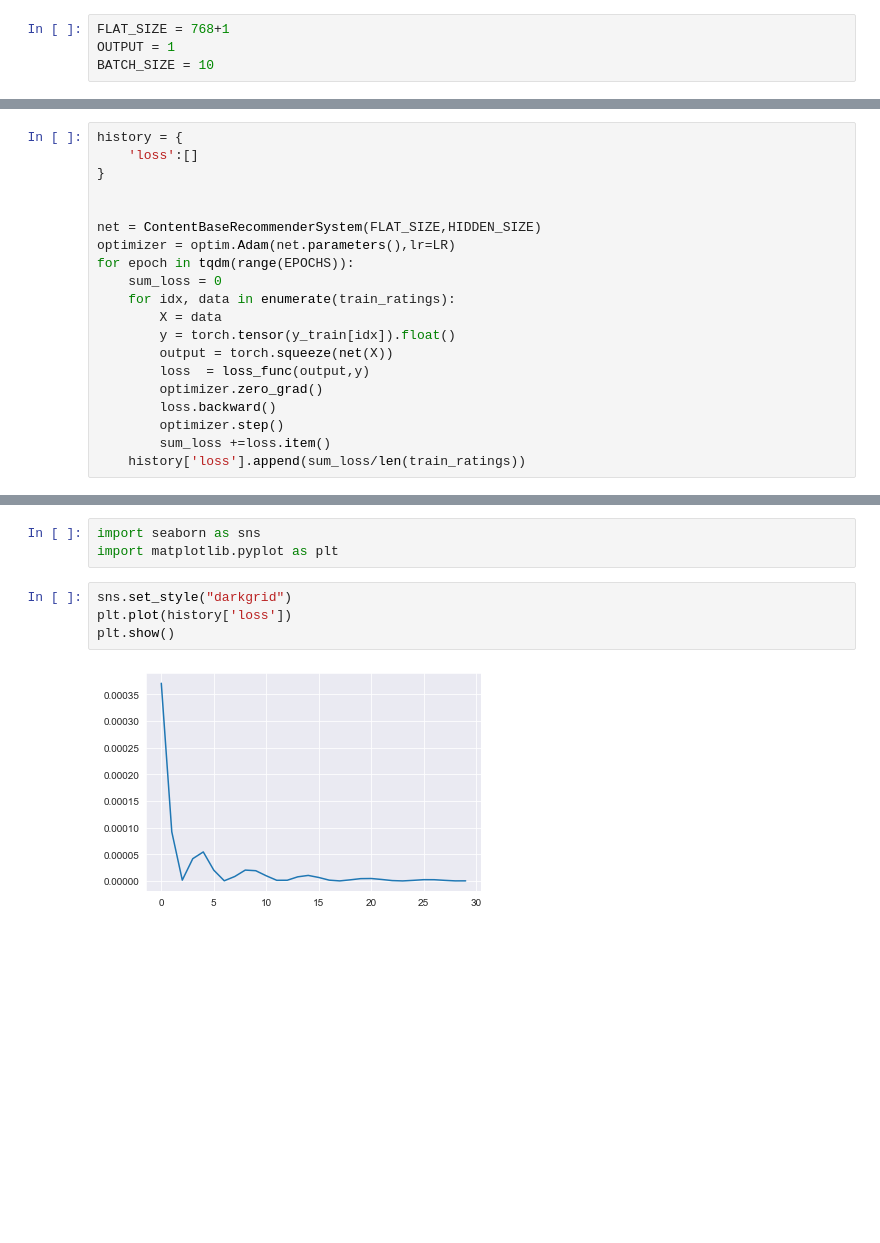
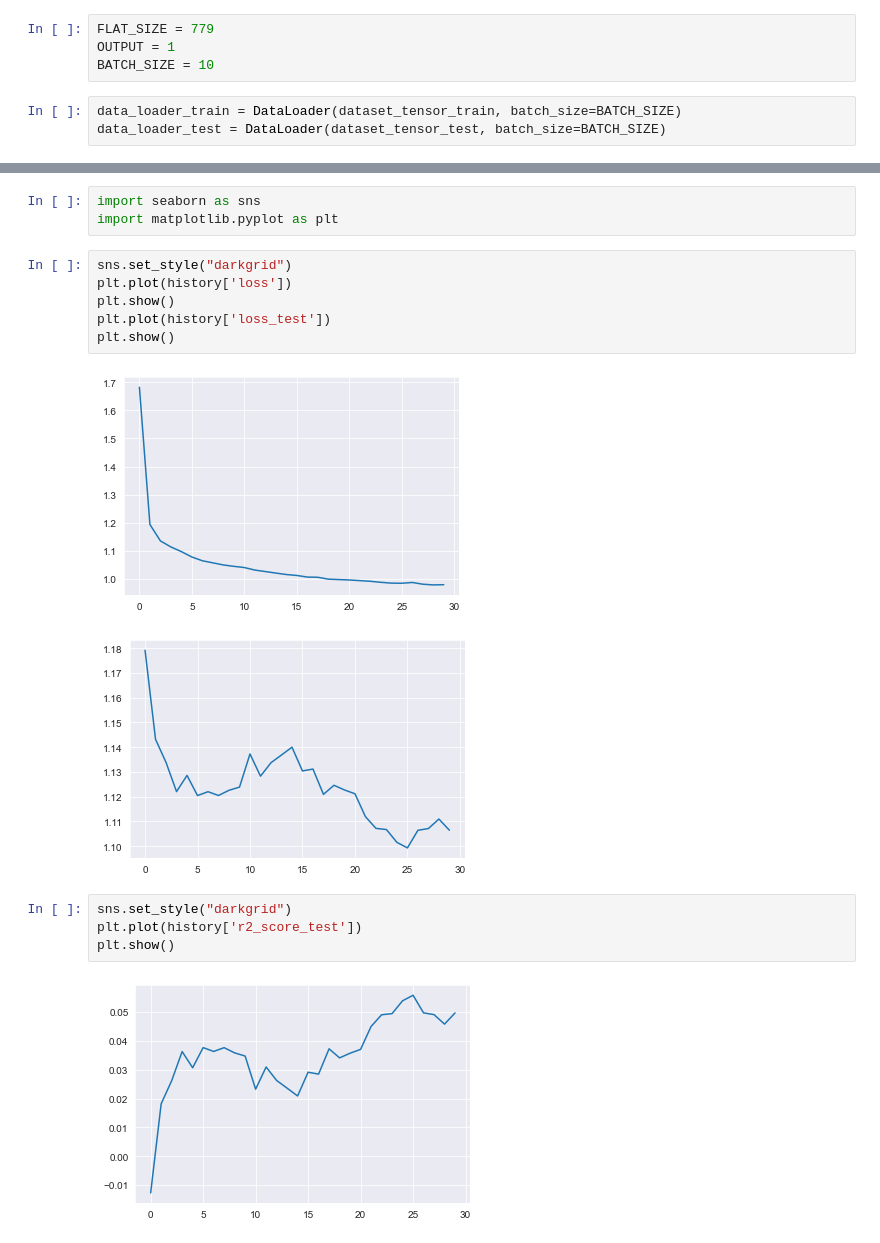
Before and after one commit to Stashq/PiSR1, a Jupyter notebook: notebooks/model-content-base.ipynb, the cells around one changed output, grey strips where cells are left out. Drawn from its saved outputs; the diff is of its cells as text; blank space fills up the shorter version.

```diff
--- a/notebooks/model-content-base.ipynb
+++ b/notebooks/model-content-base.ipynb
@@ -32,7 +108,10 @@ for data in dataset:
 # %%
-FLAT_SIZE = 768+1
+FLAT_SIZE = 779
 OUTPUT = 1
 BATCH_SIZE = 10
+# %%
+data_loader_train = DataLoader(dataset_tensor_train, batch_size=BATCH_SIZE)
+data_loader_test = DataLoader(dataset_tensor_test, batch_size=BATCH_SIZE)
 # %%
 class ContentBaseRecommenderSystem(nn.Module):
 
@@ -111,20 +190,0 @@ import torch.optim as optim
-# %%
-history = {
-    'loss':[]
-}
-
-
-net = ContentBaseRecommenderSystem(FLAT_SIZE,HIDDEN_SIZE)
-optimizer = optim.Adam(net.parameters(),lr=LR)
-for epoch in tqdm(range(EPOCHS)):
-    sum_loss = 0
-    for idx, data in enumerate(train_ratings):
-        X = data
-        y = torch.tensor(y_train[idx]).float()
-        output = torch.squeeze(net(X))
-        loss  = loss_func(output,y)
-        optimizer.zero_grad()
-        loss.backward()
-        optimizer.step()
-        sum_loss +=loss.item()
-    history['loss'].append(sum_loss/len(train_ratings))
@@ -131,9 +231,18 @@ for epoch in tqdm(range(EPOCHS)):
 # %%
 import seaborn as sns
 import matplotlib.pyplot as plt
+# %%
+sns.set_style("darkgrid")
+plt.plot(history['loss'])
+plt.show()
+plt.plot(history['loss_test'])
+plt.show()
+# %% [output]
+[figure, added]
+[figure, added]
 # %%
 sns.set_style("darkgrid")
-plt.plot(history['loss'])
+plt.plot(history['r2_score_test'])
 plt.show()
 # %% [output]
-[figure, old version]
+[figure, new version]
```
Also changed, not shown: parts of 14 cells of this notebook.
